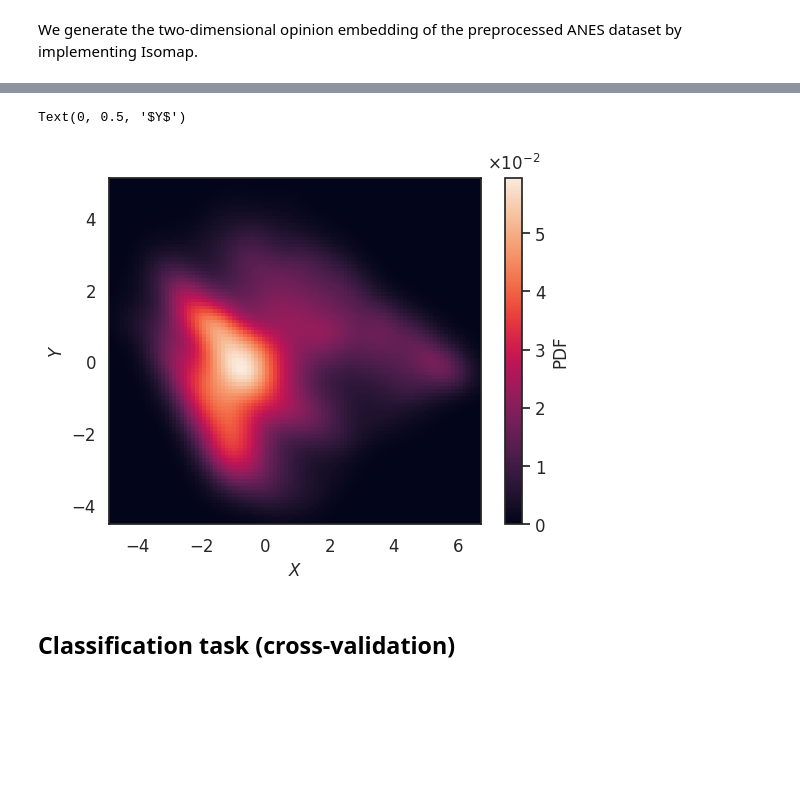
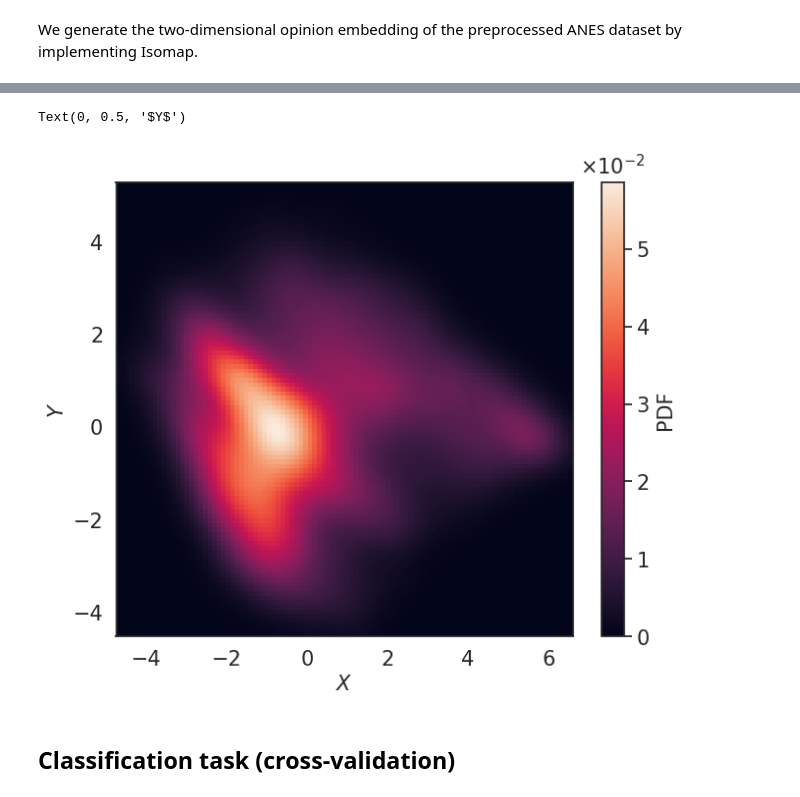
Before and after one commit to polarizationUS/charting_multidimensional_demographic, a Jupyter notebook: notebooks/embedding.ipynb, the cells around one changed output, grey strips where cells are left out. Drawn from its saved outputs; the diff is of its cells as text; code cells hidden in the pictures; blank space fills up the shorter version.

```diff
--- a/notebooks/embedding.ipynb
+++ b/notebooks/embedding.ipynb
@@ -54,29 +54,29 @@ points2d.to_csv('../csvfiles/embeddingISOMAP.csv', index=False)
 # %%
 # Density map of Isomap embedding (Supplementary Figure 4)
 x = points2dISOMAP[:,0]
 y = points2dISOMAP[:,1]
 
 nbins = 100
 k = gaussian_kde([x,y])
 xi, yi = np.mgrid[x.min():x.max():nbins*1j, y.min():y.max():nbins*1j]
 zi = k(np.vstack([xi.flatten(), yi.flatten()]))
 
-plt.figure(figsize=(6,4.5))
+plt.figure(figsize=(7.5, 6))
 plt.pcolormesh(xi, yi, zi.reshape(xi.shape), shading='auto')
 cbar = plt.colorbar(ticks=[0.00, 0.01, 0.02, 0.03, 0.04, 0.05])
 cbar.ax.set_yticklabels(['0', '1', '2', '3', '4', '5'])
-cbar.ax.tick_params(labelsize=12)
-cbar.ax.set_title(r'$\mathregular{\times 10^{-2}}$', fontsize=12)
-cbar.ax.set_ylabel('PDF', fontsize=12)
+cbar.ax.tick_params(labelsize=15)
+cbar.ax.set_title(r'$\mathregular{\times 10^{-2}}$', fontsize=15)
+cbar.ax.set_ylabel('PDF', fontsize=15)
 
-plt.xticks(fontsize=12)
-plt.yticks(fontsize=12)
-plt.xlabel('$X$', fontsize=12)
-plt.ylabel('$Y$', fontsize=12)
+plt.xticks(fontsize=15)
+plt.yticks(fontsize=15)
+plt.xlabel('$X$', fontsize=15)
+plt.ylabel('$Y$', fontsize=15)
 #plt.savefig('embedding_Isomap.pdf', bbox_inches="tight")
 # %% [output]
 Text(0, 0.5, '$Y$')
-[figure, old version]
+[figure, new version]
 # %% [markdown]
 ## Classification task (cross-validation)
 # %% [markdown]
```
Also changed, not shown: parts of 3 cells of this notebook, 2 other files.
